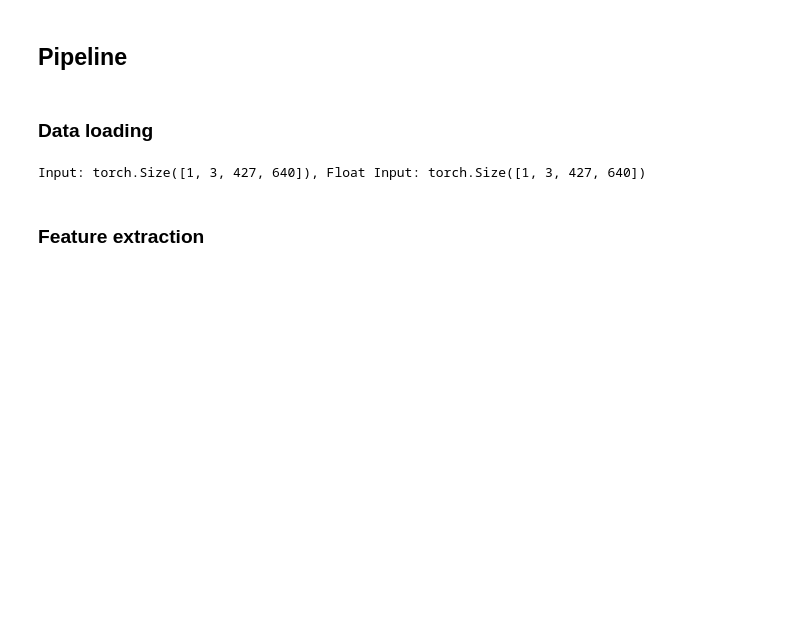
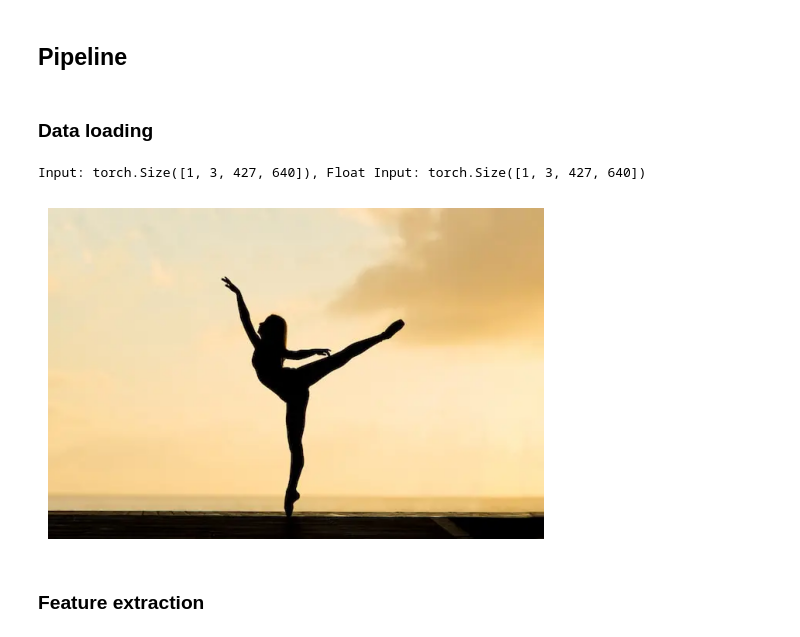
Before and after one commit to HJYblur/avatar-benchmark, a Jupyter notebook: main.ipynb, the cells around one changed output. Drawn from its saved outputs; the diff is of its cells as text; code cells hidden in the pictures; blank space fills up the shorter version.

```diff
--- a/main.ipynb
+++ b/main.ipynb
@@ -15,10 +15,15 @@ device = 'cuda' if torch.cuda.is_available() else 'cpu'
 # %%
 data_path = "./data/dance.jpg"
 img = torchvision.io.read_image(data_path).to(device).unsqueeze(0)
 img_float = img.float() / 255.0
 print(f"Input: {img.shape}, Float Input: {img_float.shape}")
+# Show img_float
+plt.imshow(img_float[0].permute(1, 2, 0).cpu())
+plt.axis('off')
+plt.show()
 # %% [output]
 Input: torch.Size([1, 3, 427, 640]), Float Input: torch.Size([1, 3, 427, 640])
+[figure, added]
 # %% [markdown]
 ### Feature extraction
 # %%
```
Also changed, not shown: parts of 9 cells of this notebook, 1 other file.
